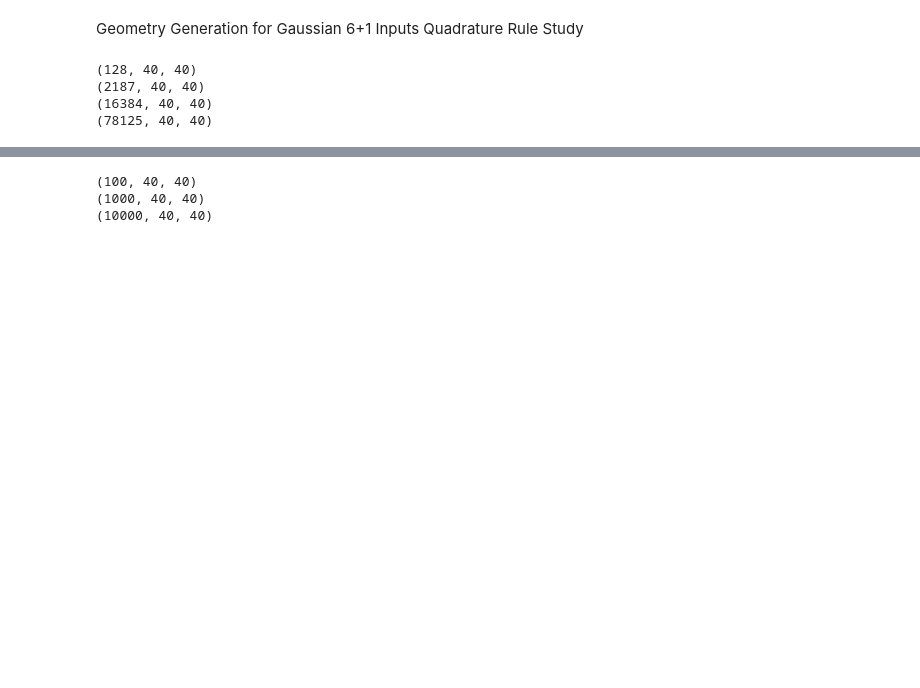
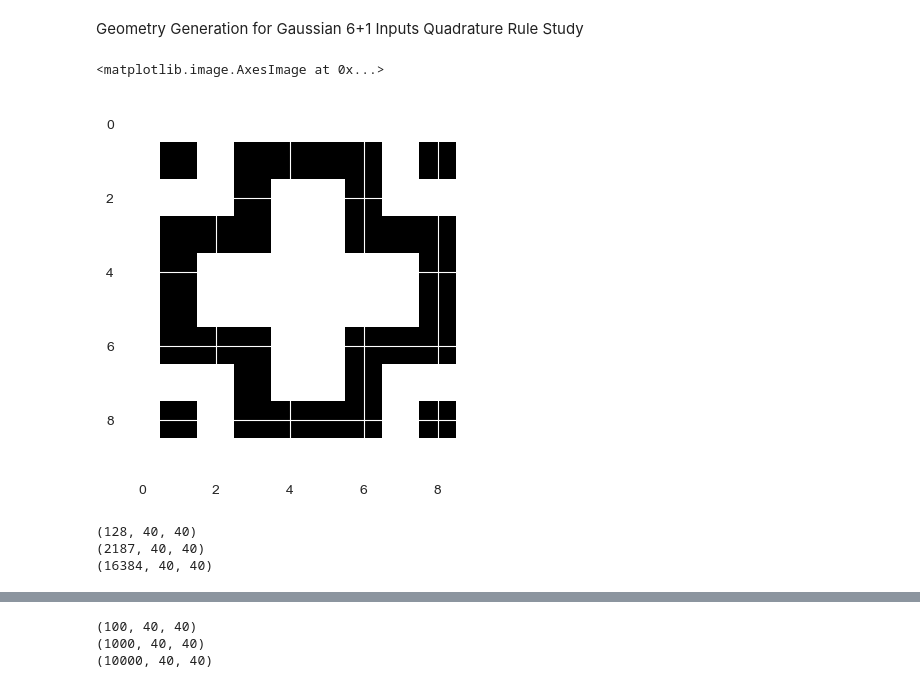
Before and after one commit to trutheresy/UQ-2D-Metamaterials, a Jupyter notebook: geometry_generation.ipynb, the cells around one changed output, grey strips where cells are left out. Cells and saved outputs as stored; diff of their text form; code cells hidden in the pictures; blank space fills up the shorter version.

```diff
--- a/geometry_generation.ipynb
+++ b/geometry_generation.ipynb
@@ -431,3 +443,20 @@ plt.show()
 # %% [markdown]
 Geometry Generation for Gaussian 6+1 Inputs Quadrature Rule Study
+# %%
+matrix = np.array([
+    [0., 0., 0., 0., 0., 0., 0., 0., 0., 0.],
+    [0., 1., 0., 1., 1., 1., 1., 0., 1., 0.],
+    [0., 0., 0., 1., 0., 0., 1., 0., 0., 0.],
+    [0., 1., 1., 1., 0., 0., 1., 1., 1., 0.],
+    [0., 1., 0., 0., 0., 0., 0., 0., 1., 0.],
+    [0., 1., 0., 0., 0., 0., 0., 0., 1., 0.],
+    [0., 1., 1., 1., 0., 0., 1., 1., 1., 0.],
+    [0., 0., 0., 1., 0., 0., 1., 0., 0., 0.],
+    [0., 1., 0., 1., 1., 1., 1., 0., 1., 0.],
+    [0., 0., 0., 0., 0., 0., 0., 0., 0., 0.],
+])
+plt.imshow(matrix, cmap='gray_r')
+# %% [output]
+<matplotlib.image.AxesImage at 0x...>
+[figure, added]
 # %%
@@ -446,23 +473,21 @@ Geometry Generation for Gaussian 6+1 Inputs Quadrature Rule Study
 # %%
-# mat_scale = 4
-# scaled_matrix = np.repeat(np.repeat(matrix, mat_scale, axis=0), mat_scale, axis=1)
-# geo_fp = {
-#     'pd_1_geos': [],
-#     'pd_2_geos': [],
-#     'pd_3_geos': [],
-#     'pd_4_geos': []
-# }
-# for d, g in geo_dist_trunc.items():
-#     #d = 'pd_#_geos'
-#     geo_fp_matrices = np.zeros((len(g),scaled_matrix.shape[0], scaled_matrix.shape[1]))
-#     print(geo_fp_matrices.shape)
-#     for i, fp in enumerate(geo_dist_trunc[d]):
-#         geo_fp_matrices[i] = flip_edge_pixels_proportion(scaled_matrix, flip_proportion=fp, count_corners=False, count_both_mat=True,
-#             seed=0)
-#     geo_fp[d] = geo_fp_matrices
-#     sio.savemat(os.path.join(study_folder, 'fp_matrices_'+d+'.mat'), {d: geo_fp_matrices})
+mat_scale = 4
+scaled_matrix = np.repeat(np.repeat(matrix, mat_scale, axis=0), mat_scale, axis=1)
+geo_fp_qr = {
+    'pd_1_geos': [],
+    'pd_2_geos': [],
+    'pd_3_geos': [],
+}
+for d, g in geo_dist_trunc.items():
+    #d = 'pd_#_geos'
+    geo_fp_qr_matrices = np.zeros((len(g),scaled_matrix.shape[0], scaled_matrix.shape[1]))
+    print(geo_fp_qr_matrices.shape)
+    for i, fp in enumerate(geo_dist_trunc[d]):
+        geo_fp_qr_matrices[i] = flip_edge_pixels_proportion(scaled_matrix, flip_proportion=fp, count_corners=False, count_both_mat=True,
+            seed=None)
+    geo_fp_qr[d] = geo_fp_qr_matrices
+    sio.savemat(os.path.join(study_folder, 'fp_matrices_'+d+'.mat'), {d: geo_fp_qr_matrices})
 # %% [output]
 (128, 40, 40)
 (2187, 40, 40)
 (16384, 40, 40)
-(78125, 40, 40)
```
Also changed, not shown: parts of 16 cells of this notebook, 35 other files.
